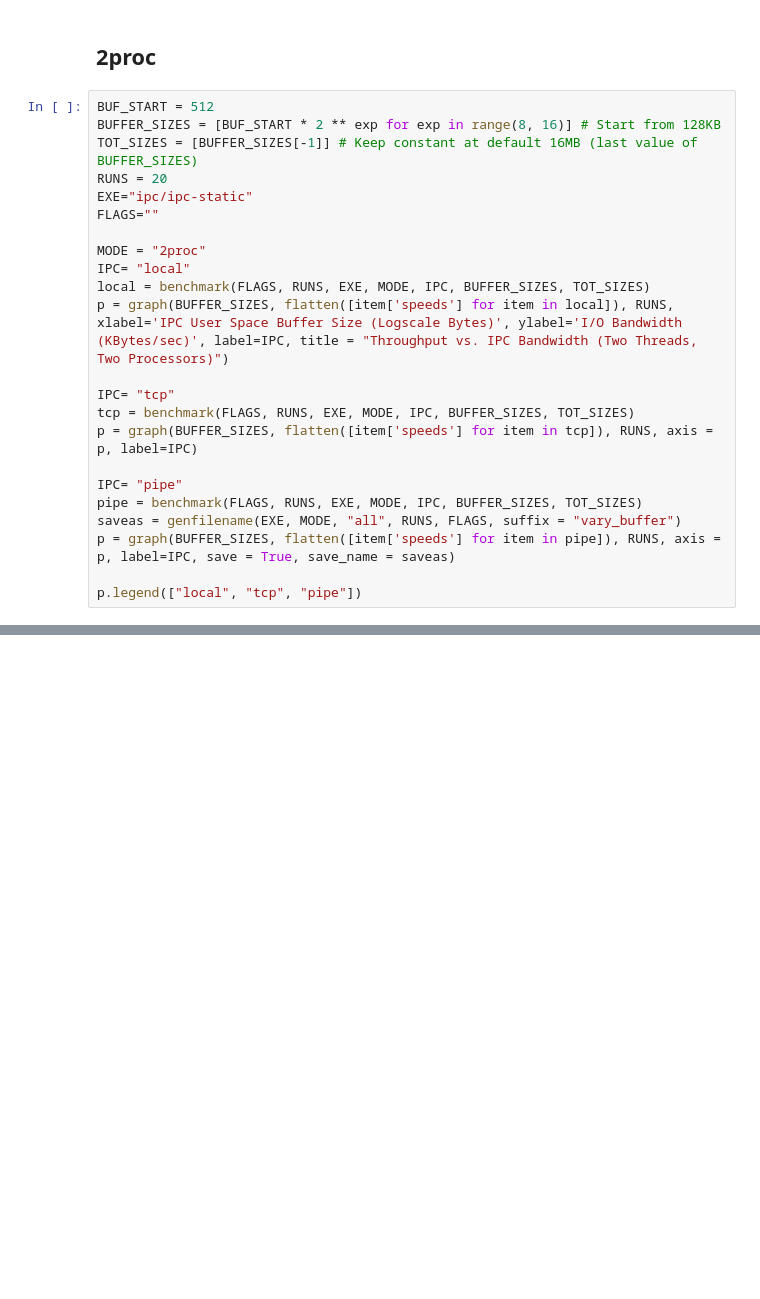
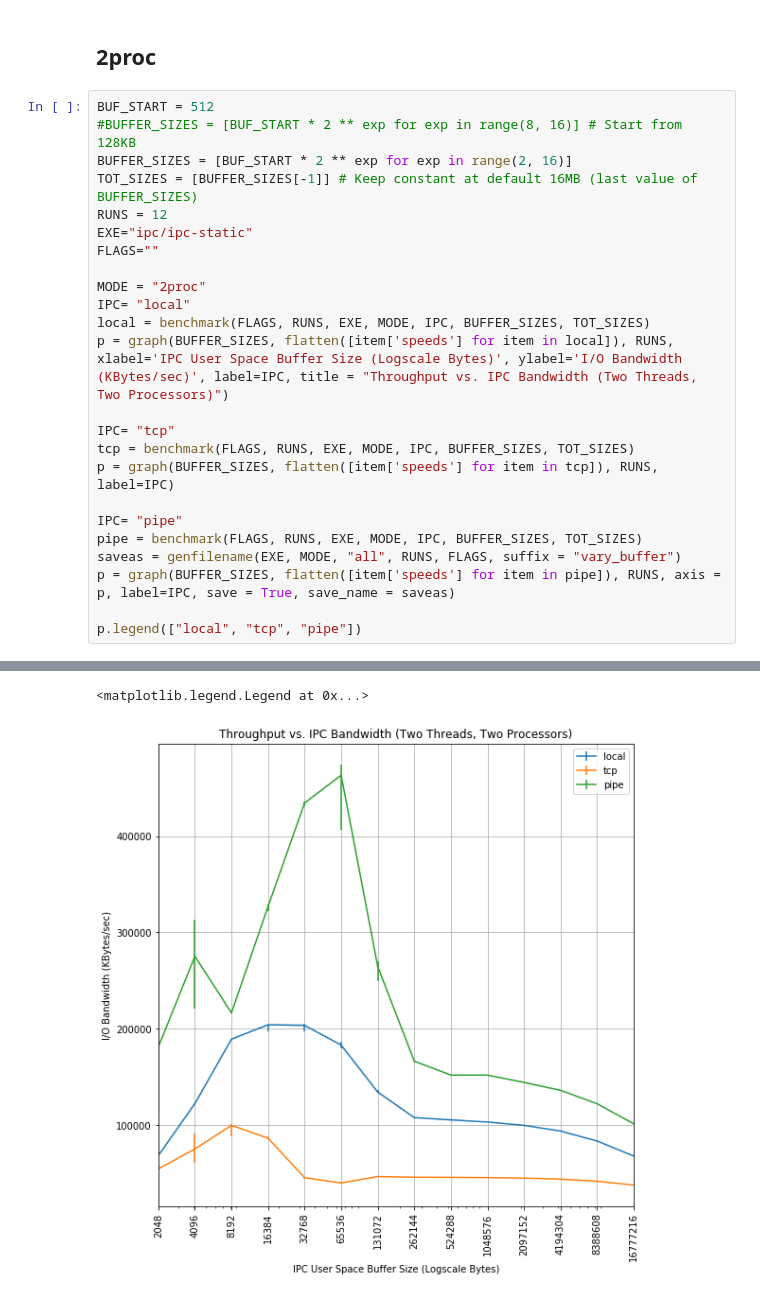
Before and after one commit to Michael137/os, a Jupyter notebook: l41-labs/lab2/lab2.ipynb, the cells around one changed output, grey strips where cells are left out. Cells and saved outputs as stored; diff of their text form; blank space fills up the shorter version.

```diff
--- a/l41-labs/lab2/lab2.ipynb
+++ b/l41-labs/lab2/lab2.ipynb
@@ -178,9 +281,10 @@ p.legend(["local", "tcp", "pipe"])
 ## 2proc
 # %%
 BUF_START = 512
-BUFFER_SIZES = [BUF_START * 2 ** exp for exp in range(8, 16)] # Start from 128KB
+#BUFFER_SIZES = [BUF_START * 2 ** exp for exp in range(8, 16)] # Start from 128KB
+BUFFER_SIZES = [BUF_START * 2 ** exp for exp in range(2, 16)]
 TOT_SIZES = [BUFFER_SIZES[-1]] # Keep constant at default 16MB (last value of BUFFER_SIZES)
-RUNS = 20
+RUNS = 12
 EXE="ipc/ipc-static"
 FLAGS=""
 
@@ -191,7 +295,7 @@ p = graph(BUFFER_SIZES, flatten([item['speeds'] for item in local]), RUNS, xlabe
 
 IPC= "tcp"
 tcp = benchmark(FLAGS, RUNS, EXE, MODE, IPC, BUFFER_SIZES, TOT_SIZES)
-p = graph(BUFFER_SIZES, flatten([item['speeds'] for item in tcp]), RUNS, axis = p, label=IPC)
+p = graph(BUFFER_SIZES, flatten([item['speeds'] for item in tcp]), RUNS, label=IPC)
 
 IPC= "pipe"
 pipe = benchmark(FLAGS, RUNS, EXE, MODE, IPC, BUFFER_SIZES, TOT_SIZES)
@@ -199,3 +303,4 @@ saveas = genfilename(EXE, MODE, "all", RUNS, FLAGS, suffix = "vary_buffer")
 p = graph(BUFFER_SIZES, flatten([item['speeds'] for item in pipe]), RUNS, axis = p, label=IPC, save = True, save_name = saveas)
 
 p.legend(["local", "tcp", "pipe"])
+# %% [output]
@@ -202,3 +324,5 @@ p.legend(["local", "tcp", "pipe"])
+<matplotlib.legend.Legend at 0x...>
+[figure, added]
 # %% [markdown]
 # Notes
 
```
Also changed, not shown: parts of 11 cells of this notebook.
